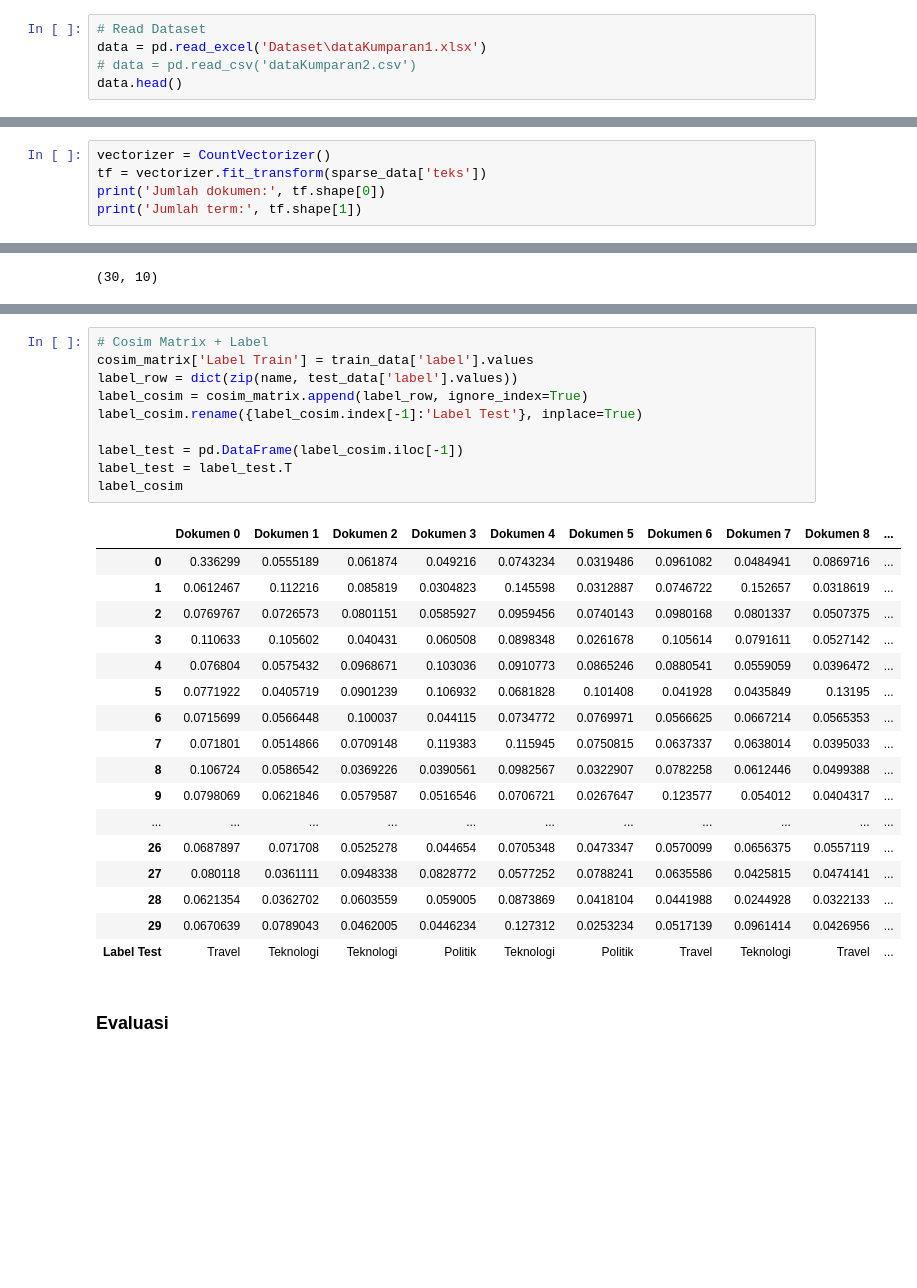
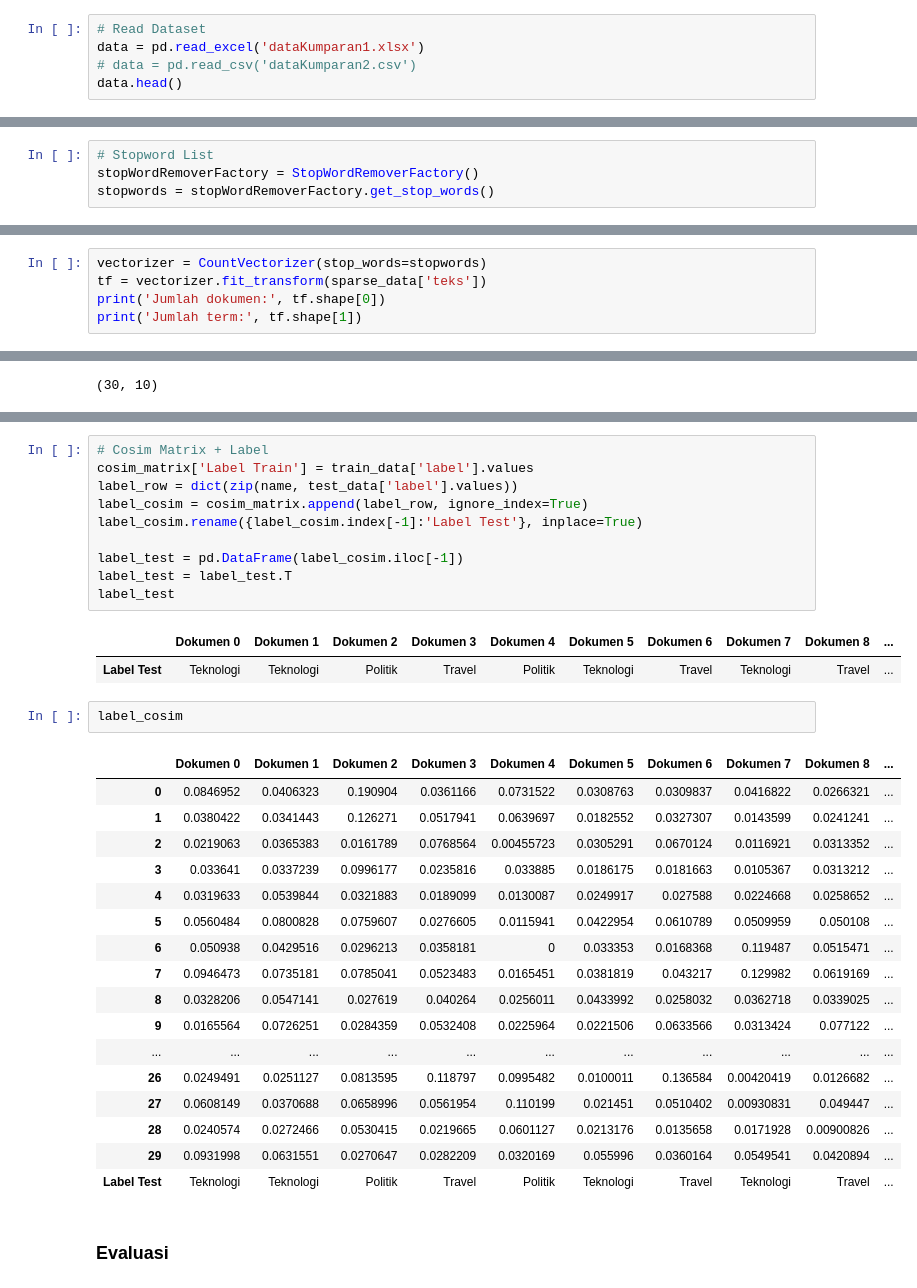
Before and after one commit to abuwildanm/Information-Retrieval, a Jupyter notebook: Projek.ipynb, the cells around one changed output, grey strips where cells are left out. Cells and saved outputs as stored; diff of their text form; blank space fills up the shorter version.

```diff
--- a/Projek.ipynb
+++ b/Projek.ipynb
@@ -48,6 +54,6 @@ from Sastrawi.StopWordRemover.StopWordRemoverFactory import StopWordRemoverFacto
 # %%
 # Read Dataset
-data = pd.read_excel('Dataset\dataKumparan1.xlsx')
+data = pd.read_excel('dataKumparan1.xlsx')
 # data = pd.read_csv('dataKumparan2.csv')
 data.head()
 # %% [output]
@@ -377,0 +384,4 @@ Hasil Evaluasi R-Precision:  [0.5, 0.6, 0.8, 0.5, 0.5, 0.5, 0.3, 0.7, 0.8, 0.6]
+# %%
+# Stopword List
+stopWordRemoverFactory = StopWordRemoverFactory()
+stopwords = stopWordRemoverFactory.get_stop_words()
@@ -378,5 +390,5 @@ Hasil Evaluasi R-Precision:  [0.5, 0.6, 0.8, 0.5, 0.5, 0.5, 0.3, 0.7, 0.8, 0.6]
 # %%
-vectorizer = CountVectorizer()
+vectorizer = CountVectorizer(stop_words=stopwords)
 tf = vectorizer.fit_transform(sparse_data['teks'])
 print('Jumlah dokumen:', tf.shape[0])
 print('Jumlah term:', tf.shape[1])
@@ -523,31 +534,36 @@ cosim_matrix
 # %%
 # Cosim Matrix + Label
 cosim_matrix['Label Train'] = train_data['label'].values
 label_row = dict(zip(name, test_data['label'].values))
 label_cosim = cosim_matrix.append(label_row, ignore_index=True)
 label_cosim.rename({label_cosim.index[-1]:'Label Test'}, inplace=True)
 
 label_test = pd.DataFrame(label_cosim.iloc[-1])
 label_test = label_test.T
-label_cosim
+label_test
 # %% [output]
 |  | Dokumen 0 | Dokumen 1 | Dokumen 2 | Dokumen 3 | Dokumen 4 | Dokumen 5 | Dokumen 6 | Dokumen 7 | Dokumen 8 | ... |
-| 0 | 0.336299 | 0.0555189 | 0.061874 | 0.049216 | 0.0743234 | 0.0319486 | 0.0961082 | 0.0484941 | 0.0869716 | ... |
-| 1 | 0.0612467 | 0.112216 | 0.085819 | 0.0304823 | 0.145598 | 0.0312887 | 0.0746722 | 0.152657 | 0.0318619 | ... |
-| 2 | 0.0769767 | 0.0726573 | 0.0801151 | 0.0585927 | 0.0959456 | 0.0740143 | 0.0980168 | 0.0801337 | 0.0507375 | ... |
-| 3 | 0.110633 | 0.105602 | 0.040431 | 0.060508 | 0.0898348 | 0.0261678 | 0.105614 | 0.0791611 | 0.0527142 | ... |
-| 4 | 0.076804 | 0.0575432 | 0.0968671 | 0.103036 | 0.0910773 | 0.0865246 | 0.0880541 | 0.0559059 | 0.0396472 | ... |
-| 5 | 0.0771922 | 0.0405719 | 0.0901239 | 0.106932 | 0.0681828 | 0.101408 | 0.041928 | 0.0435849 | 0.13195 | ... |
-| 6 | 0.0715699 | 0.0566448 | 0.100037 | 0.044115 | 0.0734772 | 0.0769971 | 0.0566625 | 0.0667214 | 0.0565353 | ... |
-| 7 | 0.071801 | 0.0514866 | 0.0709148 | 0.119383 | 0.115945 | 0.0750815 | 0.0637337 | 0.0638014 | 0.0395033 | ... |
-| 8 | 0.106724 | 0.0586542 | 0.0369226 | 0.0390561 | 0.0982567 | 0.0322907 | 0.0782258 | 0.0612446 | 0.0499388 | ... |
-| 9 | 0.0798069 | 0.0621846 | 0.0579587 | 0.0516546 | 0.0706721 | 0.0267647 | 0.123577 | 0.054012 | 0.0404317 | ... |
-| ... | ... | ... | ... | ... | ... | ... | ... | ... | ... | ... |
-| 26 | 0.0687897 | 0.071708 | 0.0525278 | 0.044654 | 0.0705348 | 0.0473347 | 0.0570099 | 0.0656375 | 0.0557119 | ... |
-| 27 | 0.080118 | 0.0361111 | 0.0948338 | 0.0828772 | 0.0577252 | 0.0788241 | 0.0635586 | 0.0425815 | 0.0474141 | ... |
-| 28 | 0.0621354 | 0.0362702 | 0.0603559 | 0.059005 | 0.0873869 | 0.0418104 | 0.0441988 | 0.0244928 | 0.0322133 | ... |
-| 29 | 0.0670639 | 0.0789043 | 0.0462005 | 0.0446234 | 0.127312 | 0.0253234 | 0.0517139 | 0.0961414 | 0.0426956 | ... |
-| Label Test | Travel | Teknologi | Teknologi | Politik | Teknologi | Politik | Travel | Teknologi | Travel | ... |
+| Label Test | Teknologi | Teknologi | Politik | Travel | Politik | Teknologi | Travel | Teknologi | Travel | ... |
+# %%
+label_cosim
+# %% [output]
+|  | Dokumen 0 | Dokumen 1 | Dokumen 2 | Dokumen 3 | Dokumen 4 | Dokumen 5 | Dokumen 6 | Dokumen 7 | Dokumen 8 | ... |
+| 0 | 0.0846952 | 0.0406323 | 0.190904 | 0.0361166 | 0.0731522 | 0.0308763 | 0.0309837 | 0.0416822 | 0.0266321 | ... |
+| 1 | 0.0380422 | 0.0341443 | 0.126271 | 0.0517941 | 0.0639697 | 0.0182552 | 0.0327307 | 0.0143599 | 0.0241241 | ... |
+| 2 | 0.0219063 | 0.0365383 | 0.0161789 | 0.0768564 | 0.00455723 | 0.0305291 | 0.0670124 | 0.0116921 | 0.0313352 | ... |
+| 3 | 0.033641 | 0.0337239 | 0.0996177 | 0.0235816 | 0.033885 | 0.0186175 | 0.0181663 | 0.0105367 | 0.0313212 | ... |
+| 4 | 0.0319633 | 0.0539844 | 0.0321883 | 0.0189099 | 0.0130087 | 0.0249917 | 0.027588 | 0.0224668 | 0.0258652 | ... |
+| 5 | 0.0560484 | 0.0800828 | 0.0759607 | 0.0276605 | 0.0115941 | 0.0422954 | 0.0610789 | 0.0509959 | 0.050108 | ... |
+| 6 | 0.050938 | 0.0429516 | 0.0296213 | 0.0358181 | 0 | 0.033353 | 0.0168368 | 0.119487 | 0.0515471 | ... |
+| 7 | 0.0946473 | 0.0735181 | 0.0785041 | 0.0523483 | 0.0165451 | 0.0381819 | 0.043217 | 0.129982 | 0.0619169 | ... |
+| 8 | 0.0328206 | 0.0547141 | 0.027619 | 0.040264 | 0.0256011 | 0.0433992 | 0.0258032 | 0.0362718 | 0.0339025 | ... |
+| 9 | 0.0165564 | 0.0726251 | 0.0284359 | 0.0532408 | 0.0225964 | 0.0221506 | 0.0633566 | 0.0313424 | 0.077122 | ... |
+| ... | ... | ... | ... | ... | ... | ... | ... | ... | ... | ... |
+| 26 | 0.0249491 | 0.0251127 | 0.0813595 | 0.118797 | 0.0995482 | 0.0100011 | 0.136584 | 0.00420419 | 0.0126682 | ... |
+| 27 | 0.0608149 | 0.0370688 | 0.0658996 | 0.0561954 | 0.110199 | 0.021451 | 0.0510402 | 0.00930831 | 0.049447 | ... |
+| 28 | 0.0240574 | 0.0272466 | 0.0530415 | 0.0219665 | 0.0601127 | 0.0213176 | 0.0135658 | 0.0171928 | 0.00900826 | ... |
+| 29 | 0.0931998 | 0.0631551 | 0.0270647 | 0.0282209 | 0.0320169 | 0.055996 | 0.0360164 | 0.0549541 | 0.0420894 | ... |
+| Label Test | Teknologi | Teknologi | Politik | Travel | Politik | Teknologi | Travel | Teknologi | Travel | ... |
 # %% [markdown]
 ### Evaluasi
 # %%
```
Also changed, not shown: parts of 59 cells of this notebook.
